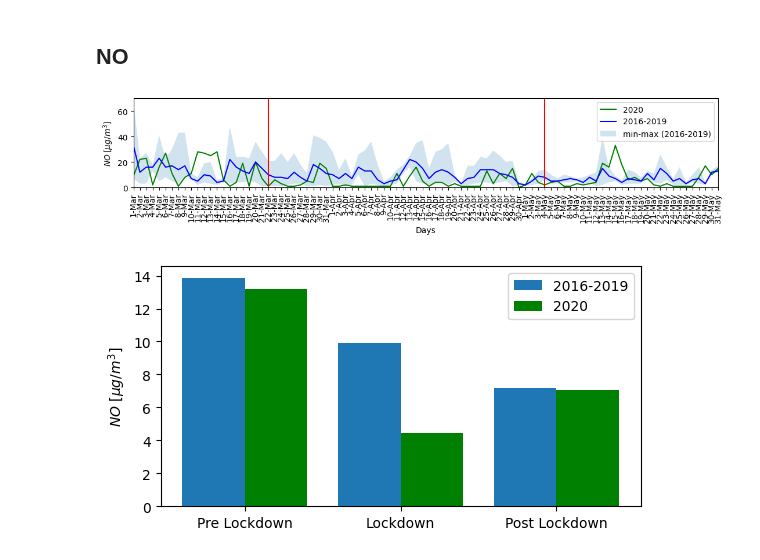
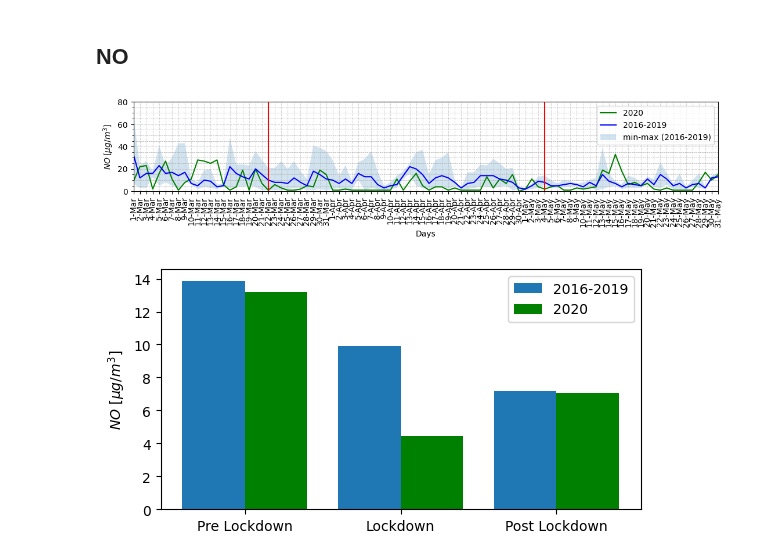
Before and after one commit to costpetrides/Air-pollution-COVID-19-impact, a Jupyter notebook: Lockdown 1/Geoponiki(SI).ipynb, the cells around one changed output. Drawn from its saved outputs; the diff is of its cells as text; code cells hidden in the pictures.

```diff
--- a/Lockdown 1/Geoponiki(SI).ipynb
+++ b/Lockdown 1/Geoponiki(SI).ipynb
@@ -36,25 +36,29 @@ def perc(a,b):
 # %%
 plt.figure(figsize=(13,2))
 
 plt.xlabel('Days')
 plt.ylabel('$NO \: [μg/m^{3}$]')
 
 plt.plot(df['DAY'], df['NO20'], 'g', label='2020')
 plt.plot(df['DAY'], df['NOMEAN'], 'b', label='2016-2019')
 plt.fill_between(df['DAY'], df['NOMIN'], df['NOMAX'], alpha=0.2 ,label='min-max (2016-2019)')
 
 plt.legend()
 
 plt.xlim(df.loc[0]['DAY'] , df.loc[91]['DAY'])
-plt.ylim(0,70)
+plt.ylim(0,80)
+
+plt.gca().yaxis.set_minor_locator(plt.MultipleLocator(5))
+plt.grid(linestyle='--', alpha=0.5)
+plt.grid(which='minor', axis='y', linestyle='--', linewidth=0.5)
 
 plt.axvline(x='4-May' ,color='r')
 plt.axvline(x='22-Mar' ,color='r')
 plt.xticks(rotation=90)
 
 plt.show()
 # %% [output]
-[figure, old version]
+[figure, new version]
 # %%
 Data=np.array(df['NO20'])
 Pre=Data[0:23]
```
Also changed, not shown: parts of 3 cells of this notebook.
